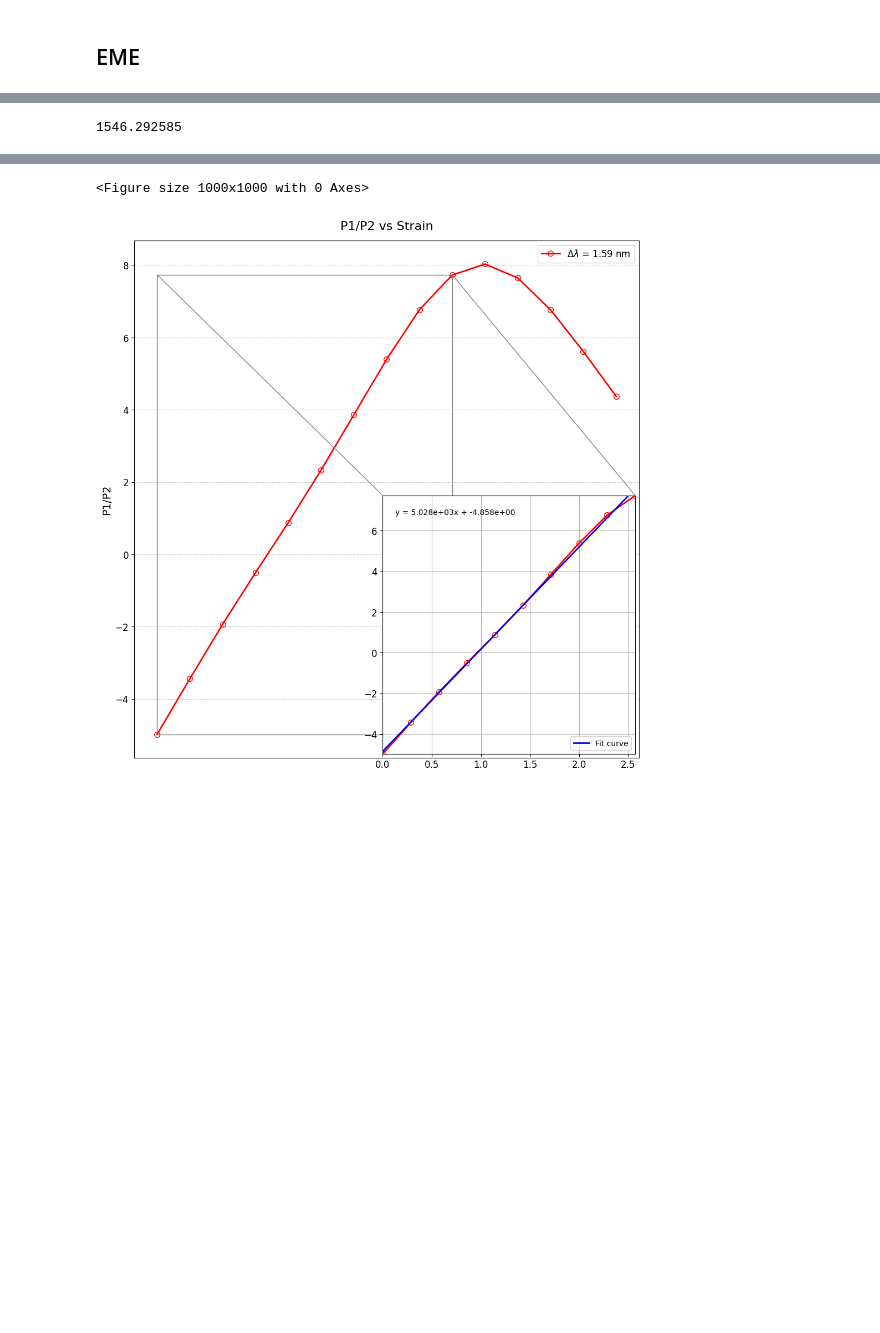
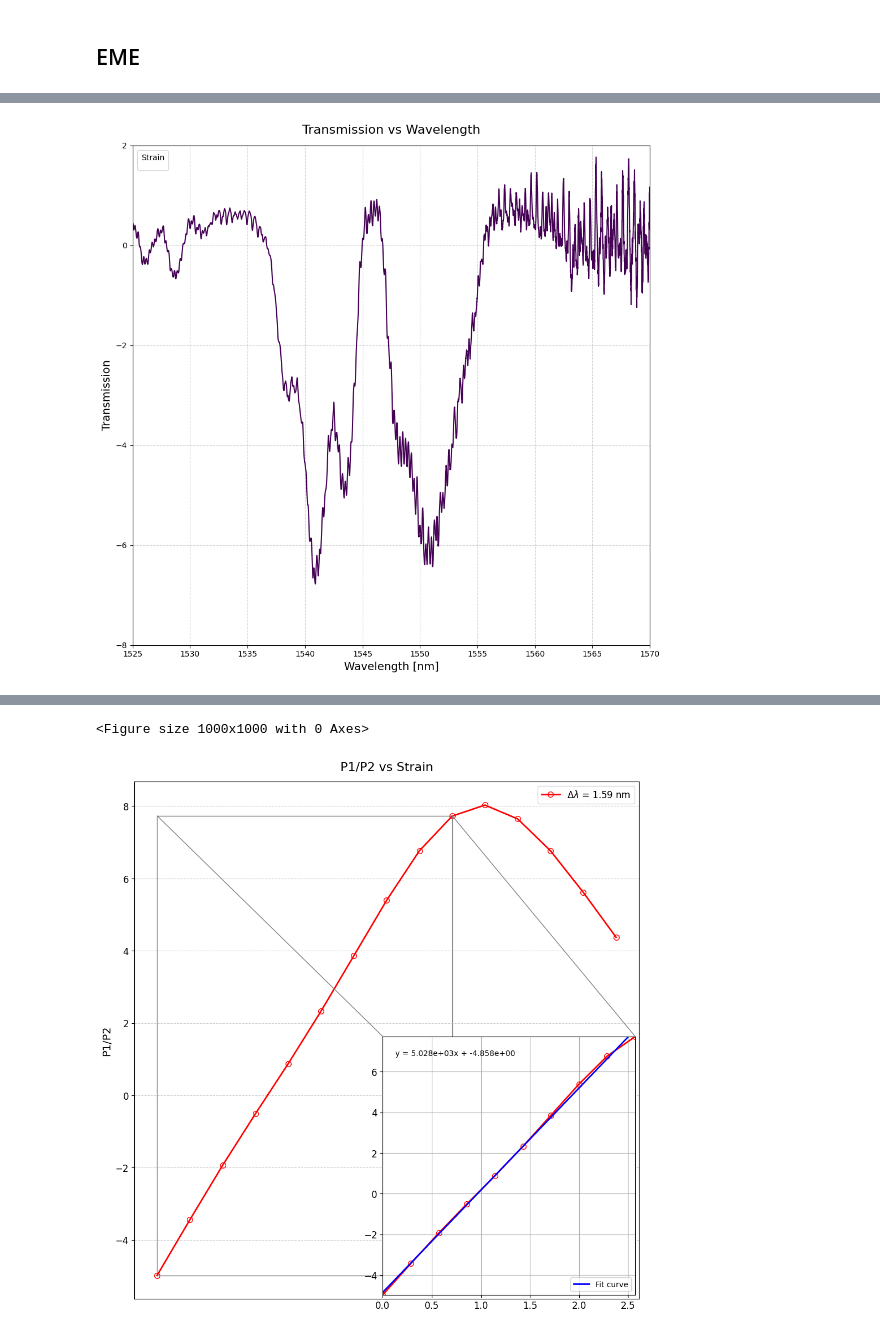
Before and after one commit to EriCand-Ss/Photonics-API-lumapi, a Jupyter notebook: STRAIN SENSOR/SILICON BRAGG/API - PHASE SHIFTER.ipynb, the cells around one changed output, grey strips where cells are left out. Saved outputs shown, nothing was run; the diff lists cells and outputs as text; code cells hidden in the pictures; blank space fills up the shorter version.

Commit message:
experimental

```diff
--- a/STRAIN SENSOR/SILICON BRAGG/API - PHASE SHIFTER.ipynb
+++ b/STRAIN SENSOR/SILICON BRAGG/API - PHASE SHIFTER.ipynb
@@ -163,12 +166,57 @@ plt.show()
+# %%
+
+def ler_txt(local,i):
+
+    arquivo = local
+
+    with open(arquivo, "r") as f:
+        linhas = f.readlines()
+
+    wavelength = np.array([float(v) for v in linhas[0].strip().split(",")[1:]])
+    resultado = np.array([float(v) for v in linhas[i].strip().split(",")[1:]])
+
+    return wavelength, resultado
 # %%
+txt = "1PhaseErick"
 
-x_max1, _ = utils.achar_x_e_y_maximo_em_um_intervalo_quando_tiver_varios_picos(
-    S21_modulo[0], wvg*1e9, 1545, 1550
-)
+compensar = r"C:\Users\gson5\Downloads\Photonics-API-lumapi\STRAIN SENSOR\SILICON BRAGG\RESULTADO EXPERIMENTAL\LucasLobo7_ForCompensation\arquivo.csv"
+arquivo0 = rf"C:\Users\gson5\Downloads\Photonics-API-lumapi\STRAIN SENSOR\SILICON BRAGG\RESULTADO EXPERIMENTAL\LucasLobo7_{txt}\arquivo.csv"
+arquivo1 = rf"C:\Users\gson5\Downloads\Photonics-API-lumapi\STRAIN SENSOR\SILICON BRAGG\RESULTADO EXPERIMENTAL\LucasLobo7_{txt}\arquivo.csv"
+arquivo2 = rf"C:\Users\gson5\Downloads\Photonics-API-lumapi\STRAIN SENSOR\SILICON BRAGG\RESULTADO EXPERIMENTAL\LucasLobo7_{txt}\arquivo.csv"
+
+wavelengths2, comp4 = ler_txt(compensar,4)
+_, channel0 = ler_txt(arquivo0,4)
+_, channel1 = ler_txt(arquivo1,4)
+_, channel2 = ler_txt(arquivo2,4)
+
+sub0 = comp4-channel0
+sub1 = comp4-channel1
+sub2 = comp4-channel2
+
+cmap = plt.cm.viridis
+
+plt.figure(figsize=(10,10))
+plt.plot(wavelengths2, -sub0, alpha = 1,color=cmap(0))
+# plt.plot(wvg * 1e9, 20*np.log10(S21_modulo[0]), color= cmap(0.5),label = f"S = {S[0]*1e3:.2f} milistrain")
+plt.legend(title="Strain", fontsize=12)
+
+# plt.plot(wavelengths2, -sub1, alpha = 0.5,color=cmap(0.7))
+# plt.plot(wavelengths2, -sub2, alpha = 0.5, color=cmap(1))
+plt.xlabel("Wavelength [nm]", fontsize=14)
+plt.ylabel("Transmission", fontsize=14)
+plt.title("Transmission vs Wavelength", fontsize=16, pad=15)
+
+plt.grid(True, linestyle="--", alpha=0.6)
+plt.tight_layout()
+
+plt.xlim(1525,1570)
+plt.ylim(-8,2)
+
+plt.savefig(os.getcwd() + fr"\RESULTADOS_EXPERIMENTAIS IMAGENS\{txt}.png", dpi=300, bbox_inches="tight")
+
+plt.show()
+# %% [output]
+[figure, added]
-# %%
-print(x_max1)
-# %% [output]
-1546.292585
 # %%
 S11 = np.zeros((len(wvg), 2*len(S)))
 S21 = np.zeros((len(wvg), 2*len(S)))
```
Also changed, not shown: parts of 10 cells of this notebook, 45 other files.
